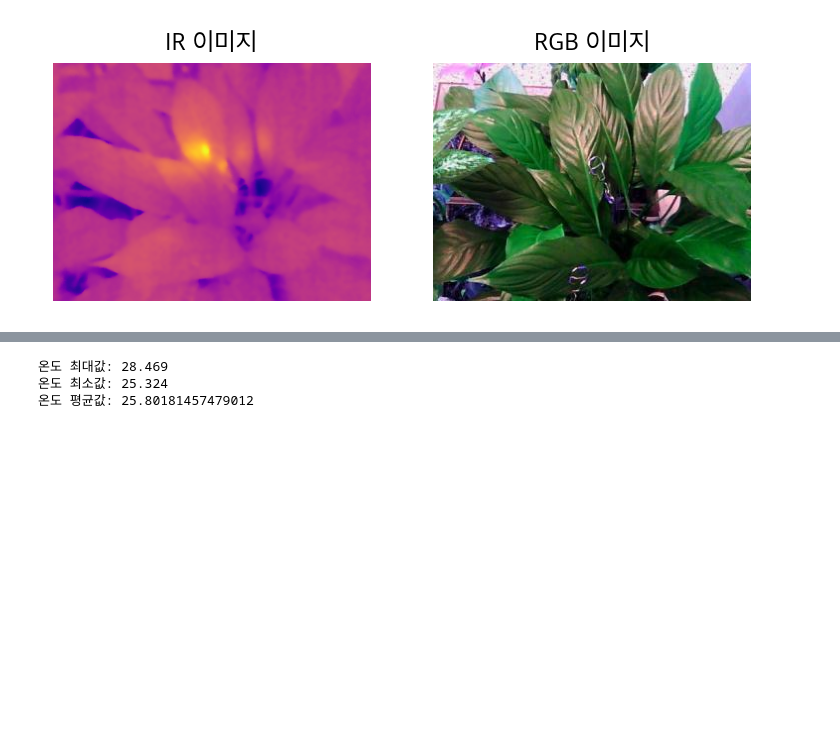
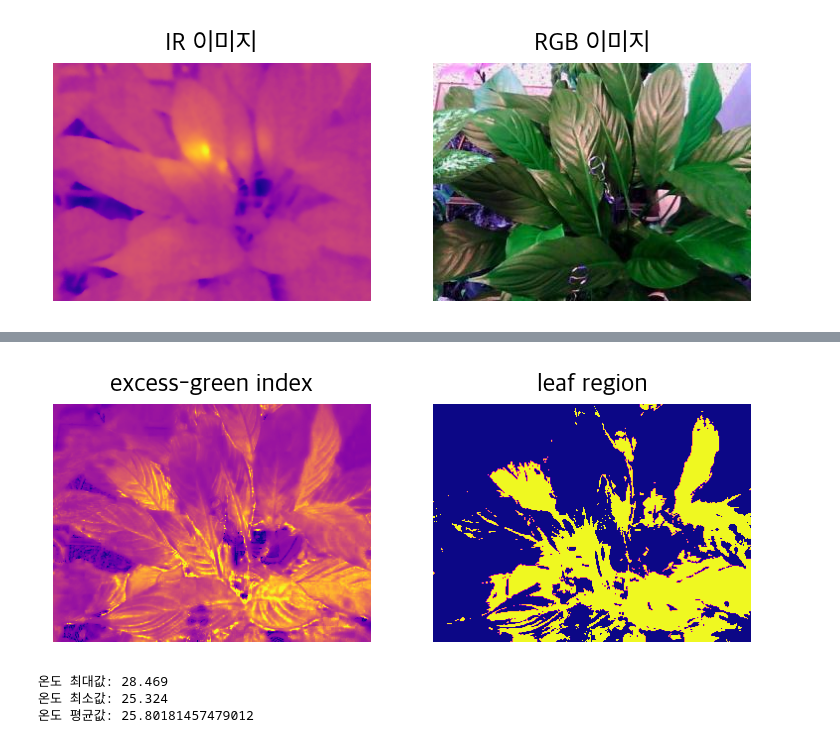
Before and after one commit to plming/infrared-leaf-segmentation, a Jupyter notebook: plant.ipynb, the cells around one changed output, grey strips where cells are left out. Drawn from its saved outputs; the diff is of its cells as text; code cells hidden in the pictures; blank space fills up the shorter version.

```diff
--- a/plant.ipynb
+++ b/plant.ipynb
@@ -50 +44,30 @@ plt.show()
+# %%
+# compute excess-green
+exg = np.zeros(shape=(HEIGHT, WIDTH))
+for row, col, _channel in np.ndindex(rgb.shape):
+    # TODO: handle exception when dividing by zero
+    if rgb[row][col].sum() == 0:
+        b, g, r = 0, 0, 0
+    else:
+        b, g, r = rgb[row][col] / rgb[row][col].sum()
+    exg[row][col] = 2 * g - r - b
+
+
+breaks = jenks_breaks(exg.ravel(), nb_class=2)
+
+leaf = np.zeros(shape=(HEIGHT, WIDTH), dtype=np.uint8)
+for row, col in np.ndindex(leaf.shape):
+    leaf[row, col] = 0xFF if breaks[1] <= exg[row, col] else 0
+
+fig, axs = plt.subplots(1, 2)
+fig.dpi = 150
+axs[0].imshow(exg, cmap='plasma')
+axs[0].axis(False)
+axs[0].set_title('excess-green index')
+axs[1].imshow(leaf, cmap="plasma")
+axs[1].axis(False)
+axs[1].set_title('leaf region')
+plt.show()
+# %% [output]
+[figure, added]
 # %%
```
Also changed, not shown: parts of 3 cells of this notebook, 2 other files.
